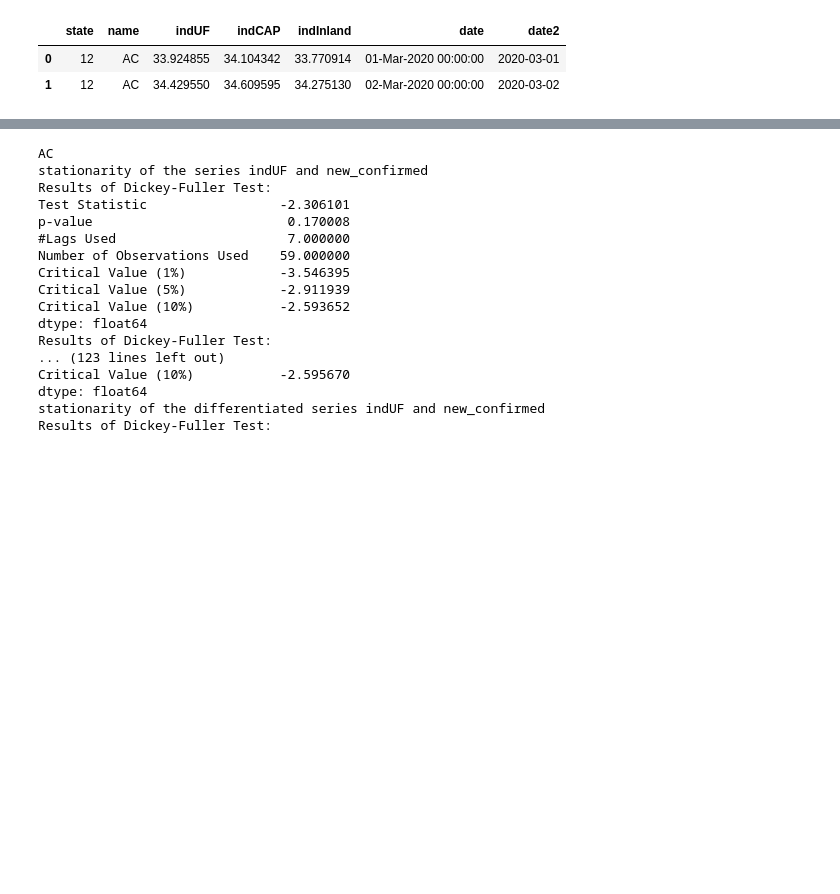
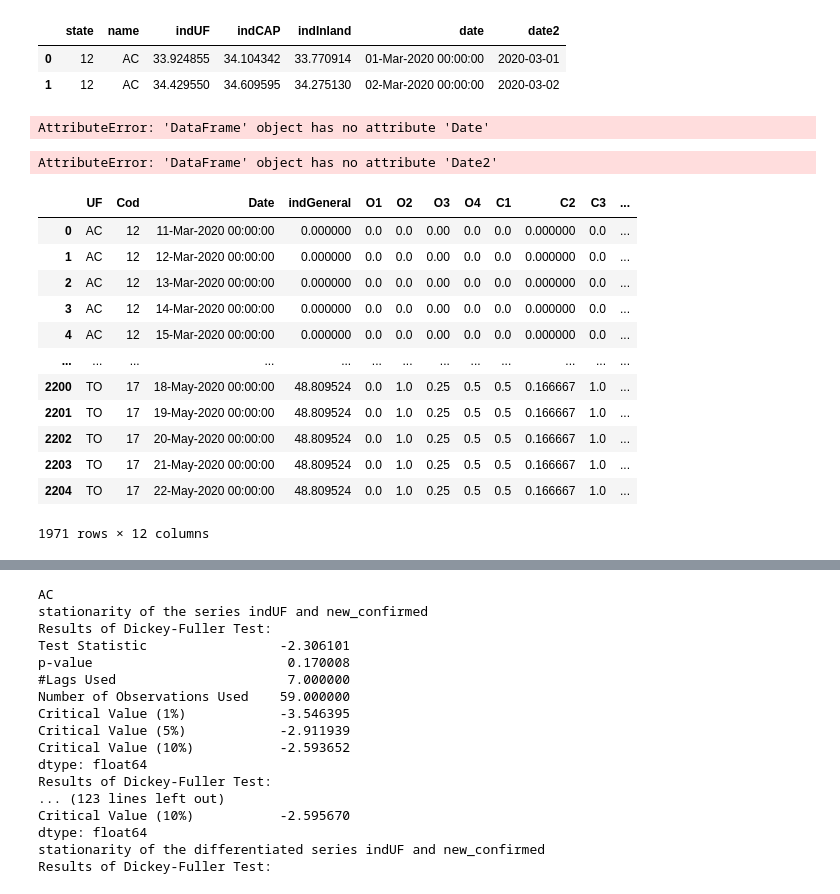
Before and after one commit to Julian-sun/Assessing-the-nationwide-impact-of-COVID-19-mitigation-policies-on-the-transmission-rate-of-SARS-CoV, a Jupyter notebook: script/Code analysis.ipynb, the cells around one changed output, grey strips where cells are left out. Cells and saved outputs as stored; diff of their text form; code cells hidden in the pictures; blank space fills up the shorter version.

```diff
--- a/script/Code analysis.ipynb
+++ b/script/Code analysis.ipynb
@@ -90,3 +90,27 @@ mob.head(2)
 mob = mob[(mob.date2 <= '2020-05-22')]
 # %%
 series_state = df.groupby(['state', 'date'])['new_confirmed'].sum().reset_index()
+# %%
+strg['Date2'] = pd.to_datetime(strg.Date)
+# %% [output]
+AttributeError: 'DataFrame' object has no attribute 'Date'
+# %%
+strg = strg[(strg.Date2 <= '2020-05-22')]
+# %% [output]
+AttributeError: 'DataFrame' object has no attribute 'Date2'
+# %%
+strg
+# %% [output]
+|  | UF | Cod | Date | indGeneral | O1 | O2 | O3 | O4 | C1 | C2 | C3 | ... |
+| 0 | AC | 12 | 11-Mar-2020 00:00:00 | 0.000000 | 0.0 | 0.0 | 0.00 | 0.0 | 0.0 | 0.000000 | 0.0 | ... |
+| 1 | AC | 12 | 12-Mar-2020 00:00:00 | 0.000000 | 0.0 | 0.0 | 0.00 | 0.0 | 0.0 | 0.000000 | 0.0 | ... |
+| 2 | AC | 12 | 13-Mar-2020 00:00:00 | 0.000000 | 0.0 | 0.0 | 0.00 | 0.0 | 0.0 | 0.000000 | 0.0 | ... |
+| 3 | AC | 12 | 14-Mar-2020 00:00:00 | 0.000000 | 0.0 | 0.0 | 0.00 | 0.0 | 0.0 | 0.000000 | 0.0 | ... |
+| 4 | AC | 12 | 15-Mar-2020 00:00:00 | 0.000000 | 0.0 | 0.0 | 0.00 | 0.0 | 0.0 | 0.000000 | 0.0 | ... |
+| ... | ... | ... | ... | ... | ... | ... | ... | ... | ... | ... | ... | ... |
+| 2200 | TO | 17 | 18-May-2020 00:00:00 | 48.809524 | 0.0 | 1.0 | 0.25 | 0.5 | 0.5 | 0.166667 | 1.0 | ... |
+| 2201 | TO | 17 | 19-May-2020 00:00:00 | 48.809524 | 0.0 | 1.0 | 0.25 | 0.5 | 0.5 | 0.166667 | 1.0 | ... |
+| 2202 | TO | 17 | 20-May-2020 00:00:00 | 48.809524 | 0.0 | 1.0 | 0.25 | 0.5 | 0.5 | 0.166667 | 1.0 | ... |
+| 2203 | TO | 17 | 21-May-2020 00:00:00 | 48.809524 | 0.0 | 1.0 | 0.25 | 0.5 | 0.5 | 0.166667 | 1.0 | ... |
+| 2204 | TO | 17 | 22-May-2020 00:00:00 | 48.809524 | 0.0 | 1.0 | 0.25 | 0.5 | 0.5 | 0.166667 | 1.0 | ... |
+1971 rows × 12 columns
```
Also changed, not shown: parts of 27 cells of this notebook, 5 other files.
